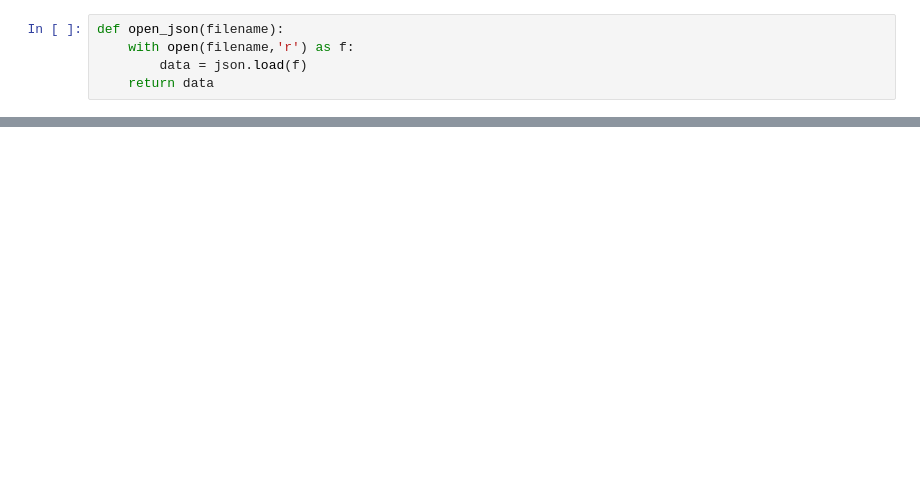
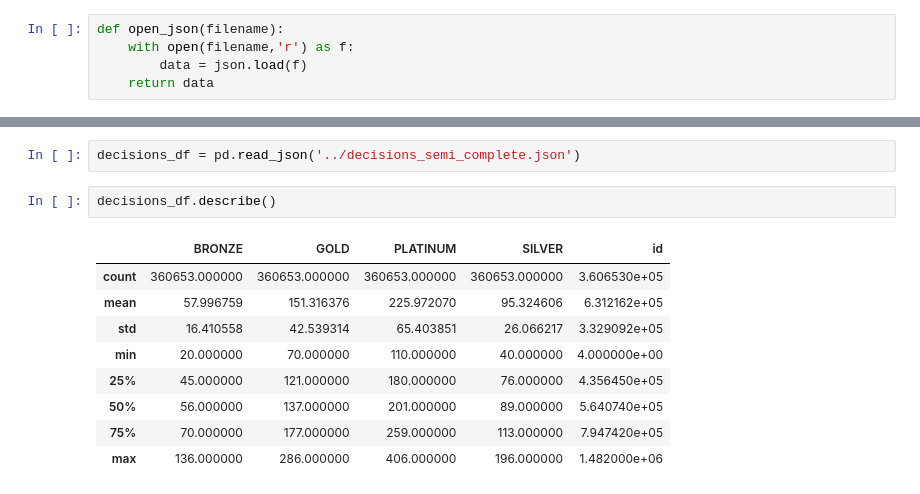
Before and after one commit to Youdongz/vitech, a Jupyter notebook: Combine and Transform data .ipynb, the cells around one changed output, grey strips where cells are left out. Cells and saved outputs as stored; diff of their text form; blank space fills up the shorter version.

```diff
--- a/Combine and Transform data .ipynb
+++ b/Combine and Transform data .ipynb
@@ -54,0 +94,14 @@ for user in basic_data:
+# %%
+decisions_df = pd.read_json('../decisions_semi_complete.json')
+# %%
+decisions_df.describe()
+# %% [output]
+|  | BRONZE | GOLD | PLATINUM | SILVER | id |
+| count | 360653.000000 | 360653.000000 | 360653.000000 | 360653.000000 | 3.606530e+05 |
+| mean | 57.996759 | 151.316376 | 225.972070 | 95.324606 | 6.312162e+05 |
+| std | 16.410558 | 42.539314 | 65.403851 | 26.066217 | 3.329092e+05 |
+| min | 20.000000 | 70.000000 | 110.000000 | 40.000000 | 4.000000e+00 |
+| 25% | 45.000000 | 121.000000 | 180.000000 | 76.000000 | 4.356450e+05 |
+| 50% | 56.000000 | 137.000000 | 201.000000 | 89.000000 | 5.640740e+05 |
+| 75% | 70.000000 | 177.000000 | 259.000000 | 113.000000 | 7.947420e+05 |
+| max | 136.000000 | 286.000000 | 406.000000 | 196.000000 | 1.482000e+06 |
```
Also changed, not shown: parts of 31 cells of this notebook, 1 other file.
